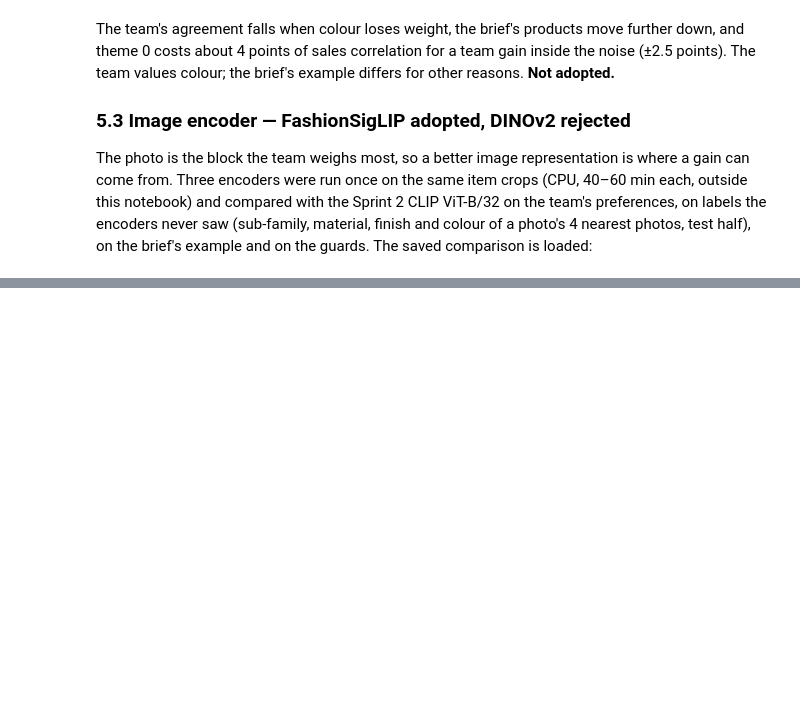
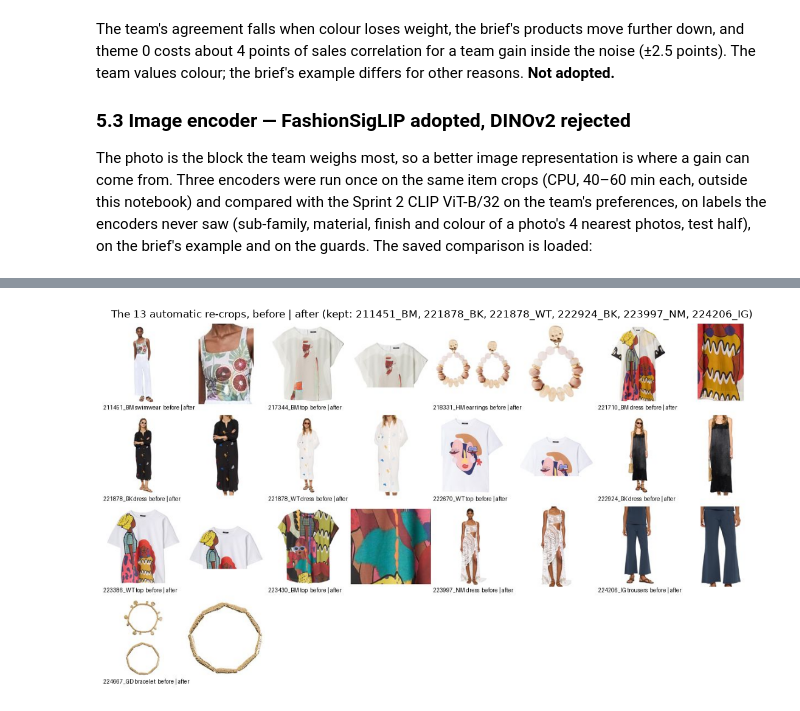
Before and after one commit to therealblitz00/ECQ, a Jupyter notebook: notebooks/phase3_explanations_estimates.ipynb, the cells around one changed output, grey strips where cells are left out. Cells and saved outputs as stored; diff of their text form; code cells hidden in the pictures; blank space fills up the shorter version.

```diff
--- a/notebooks/phase3_explanations_estimates.ipynb
+++ b/notebooks/phase3_explanations_estimates.ipynb
@@ -1077,0 +1139,8 @@ products and the decision.
+# %%
+plt.figure(figsize=(14, 8))
+plt.imshow(Image.open(ROOT / "outputs" / "phase2b" / "person_recrops_checked.jpg"))
+plt.axis("off")
+plt.title("The 13 automatic re-crops, before | after (kept: 211451_BM, 221878_BK, 221878_WT, 222924_BK, 223997_NM, 224206_IG)")
+plt.show()
+# %% [output]
+[figure, added]
```
Also changed, not shown: parts of 10 cells of this notebook, 22 other files.
